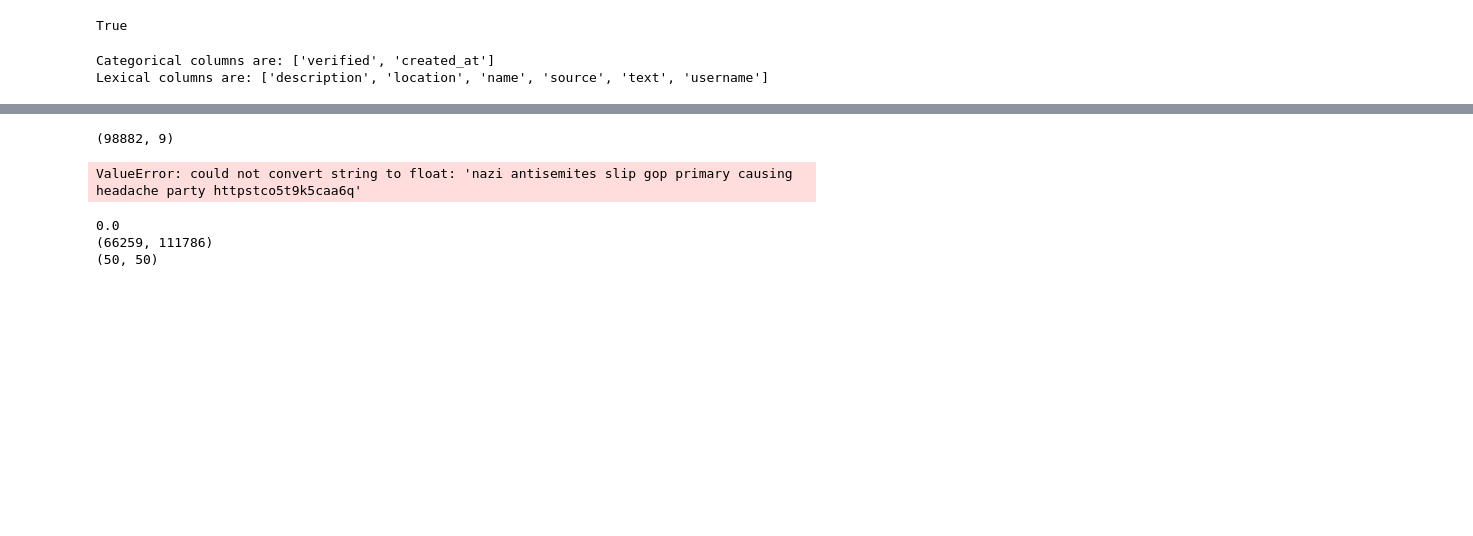
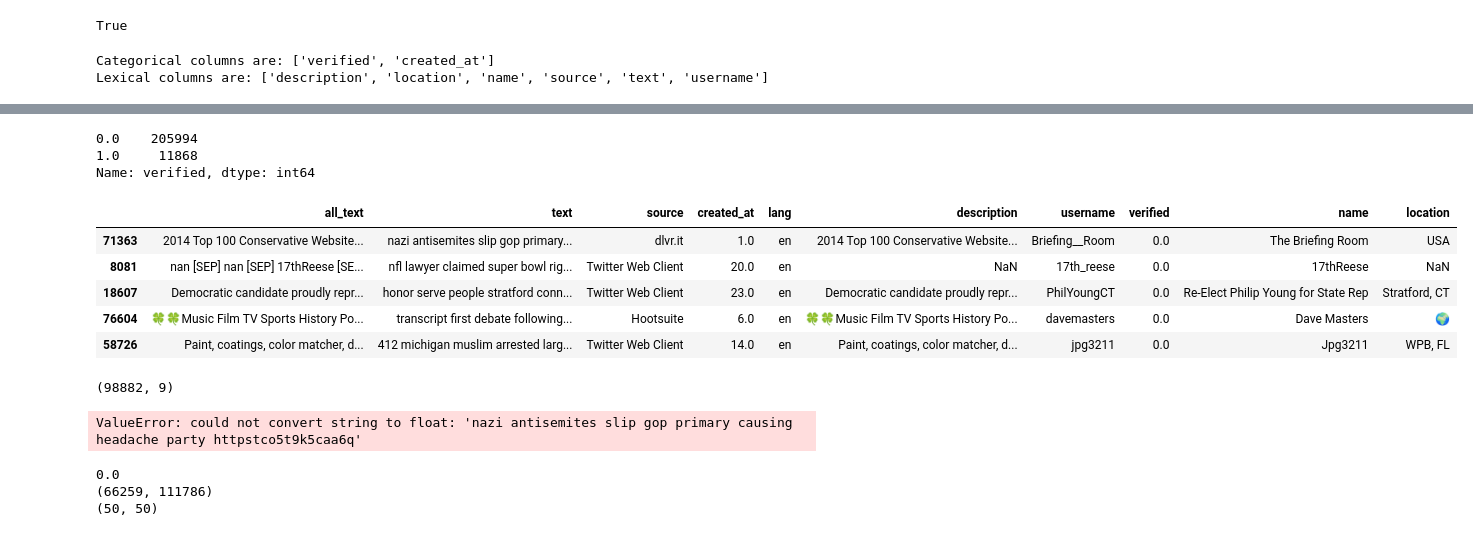
Before and after one commit to xid-er/Fake-News-Detection, a Jupyter notebook: src/ML_Twitter.ipynb, the cells around one changed output, grey strips where cells are left out. Cells and saved outputs as stored; diff of their text form; code cells hidden in the pictures; blank space fills up the shorter version.

Commit message:
First week of sem 2 (unimodal multi-feature approach)

```diff
--- a/src/ML_Twitter.ipynb
+++ b/src/ML_Twitter.ipynb
@@ -60,10 +60,10 @@ print(f"Lexical columns are: {lexical}")
 # %% [output]
 Categorical columns are: ['verified', 'created_at']
 Lexical columns are: ['description', 'location', 'name', 'source', 'text', 'username']
-# %%
-df = X.copy()
-for col_name in categorical:
-    df[col_name] = df[col_name].astype('categorical')
-    df[col_name] = df[col_name].cat.codes.astype('float')
-
-df[categorical].head()
+# %%
+df = X.copy()
+for col_name in categorical:
+    df[col_name] = df[col_name].astype('category')
+    df[col_name] = df[col_name].cat.codes.astype('float')
+
+df[categorical].head()
@@ -70,3 +77,24 @@ df[categorical].head()
+# %%
+df['verified'].value_counts()
+# %% [output]
+0.0    205994
+1.0     11868
+Name: verified, dtype: int64
+# %%
+text_combined = []
+for (i, row) in df.iterrows():
+    combined = ' [SEP] '.join([str(row[text_col]) for text_col in lexical])
+    text_combined.append(combined)
+
+df.insert(0, 'all_text', text_combined)
+df.head()
+# %% [output]
+|  | all_text | text | source | created_at | lang | description | username | verified | name | location |
+| 71363 | 2014 Top 100 Conservative Website... | nazi antisemites slip gop primary... | dlvr.it | 1.0 | en | 2014 Top 100 Conservative Website... | Briefing__Room | 0.0 | The Briefing Room | USA |
+| 8081 | nan [SEP] nan [SEP] 17thReese [SE... | nfl lawyer claimed super bowl rig... | Twitter Web Client | 20.0 | en | NaN | 17th_reese | 0.0 | 17thReese | NaN |
+| 18607 | Democratic candidate proudly repr... | honor serve people stratford conn... | Twitter Web Client | 23.0 | en | Democratic candidate proudly repr... | PhilYoungCT | 0.0 | Re-Elect Philip Young for State Rep | Stratford, CT |
+| 76604 | 🍀🍀Music Film TV Sports History Po... | transcript first debate following... | Hootsuite | 6.0 | en | 🍀🍀Music Film TV Sports History Po... | davemasters | 0.0 | Dave Masters | 🌍 |
+| 58726 | Paint, coatings, color matcher, d... | 412 michigan muslim arrested larg... | Twitter Web Client | 14.0 | en | Paint, coatings, color matcher, d... | jpg3211 | 0.0 | Jpg3211 | WPB, FL |
 # %%
 #pickle.dump(tfidf, open("tfidf_vectorizer.sav", "wb"))
 #print(train_text)
```
Also changed, not shown: parts of 27 cells of this notebook, 1 other file.
